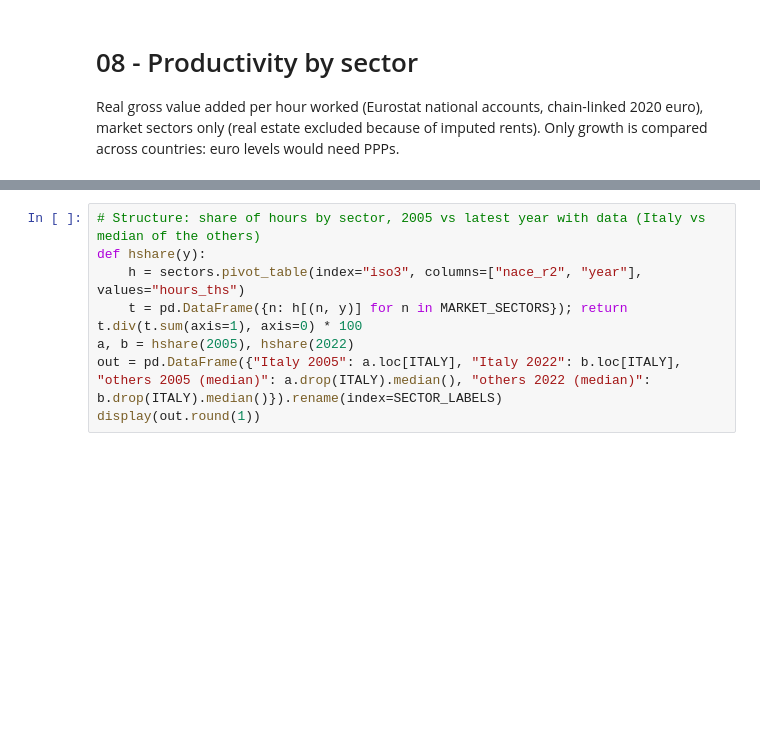
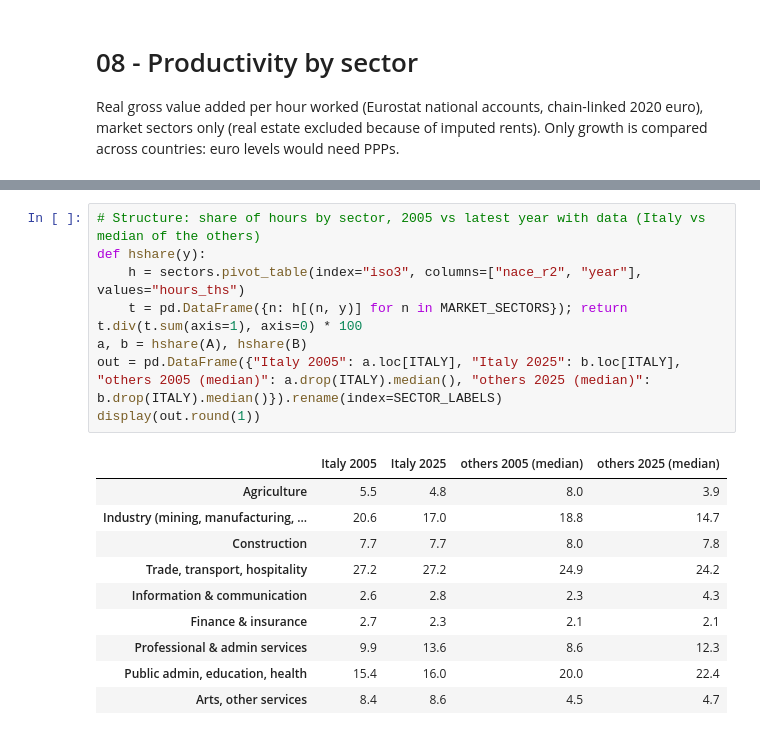
Before and after one commit to dbellavista/cifre-significative, a Jupyter notebook: notebooks/08_productivity_sectors.ipynb, the cells around one changed output, grey strips where cells are left out. Drawn from its saved outputs; the diff is of its cells as text; blank space fills up the shorter version.

```diff
--- a/notebooks/08_productivity_sectors.ipynb
+++ b/notebooks/08_productivity_sectors.ipynb
@@ -62,9 +91,20 @@ display(dec.round(1))
 # %%
 # Structure: share of hours by sector, 2005 vs latest year with data (Italy vs median of the others)
 def hshare(y):
     h = sectors.pivot_table(index="iso3", columns=["nace_r2", "year"], values="hours_ths")
     t = pd.DataFrame({n: h[(n, y)] for n in MARKET_SECTORS}); return t.div(t.sum(axis=1), axis=0) * 100
-a, b = hshare(2005), hshare(2022)
-out = pd.DataFrame({"Italy 2005": a.loc[ITALY], "Italy 2022": b.loc[ITALY], "others 2005 (median)": a.drop(ITALY).median(), "others 2022 (median)": b.drop(ITALY).median()}).rename(index=SECTOR_LABELS)
+a, b = hshare(A), hshare(B)
+out = pd.DataFrame({"Italy 2005": a.loc[ITALY], "Italy 2025": b.loc[ITALY], "others 2005 (median)": a.drop(ITALY).median(), "others 2025 (median)": b.drop(ITALY).median()}).rename(index=SECTOR_LABELS)
 display(out.round(1))
+# %% [output]
+|  | Italy 2005 | Italy 2025 | others 2005 (median) | others 2025 (median) |
+| Agriculture | 5.5 | 4.8 | 8.0 | 3.9 |
+| Industry (mining, manufacturing, ... | 20.6 | 17.0 | 18.8 | 14.7 |
+| Construction | 7.7 | 7.7 | 8.0 | 7.8 |
+| Trade, transport, hospitality | 27.2 | 27.2 | 24.9 | 24.2 |
+| Information & communication | 2.6 | 2.8 | 2.3 | 4.3 |
+| Finance & insurance | 2.7 | 2.3 | 2.1 | 2.1 |
+| Professional & admin services | 9.9 | 13.6 | 8.6 | 12.3 |
+| Public admin, education, health | 15.4 | 16.0 | 20.0 | 22.4 |
+| Arts, other services | 8.4 | 8.6 | 4.5 | 4.7 |
 # %% [markdown]
```
Also changed, not shown: parts of 4 cells of this notebook, 16 other files.
